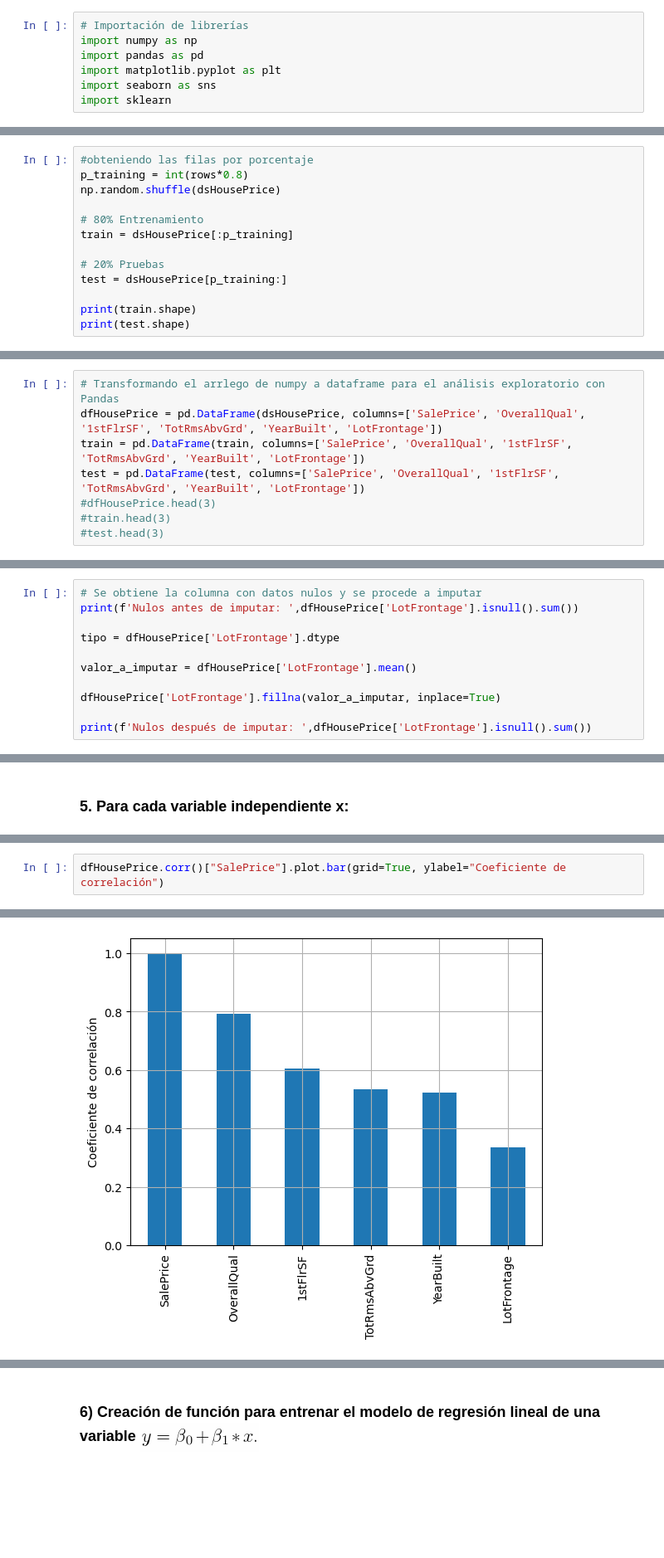
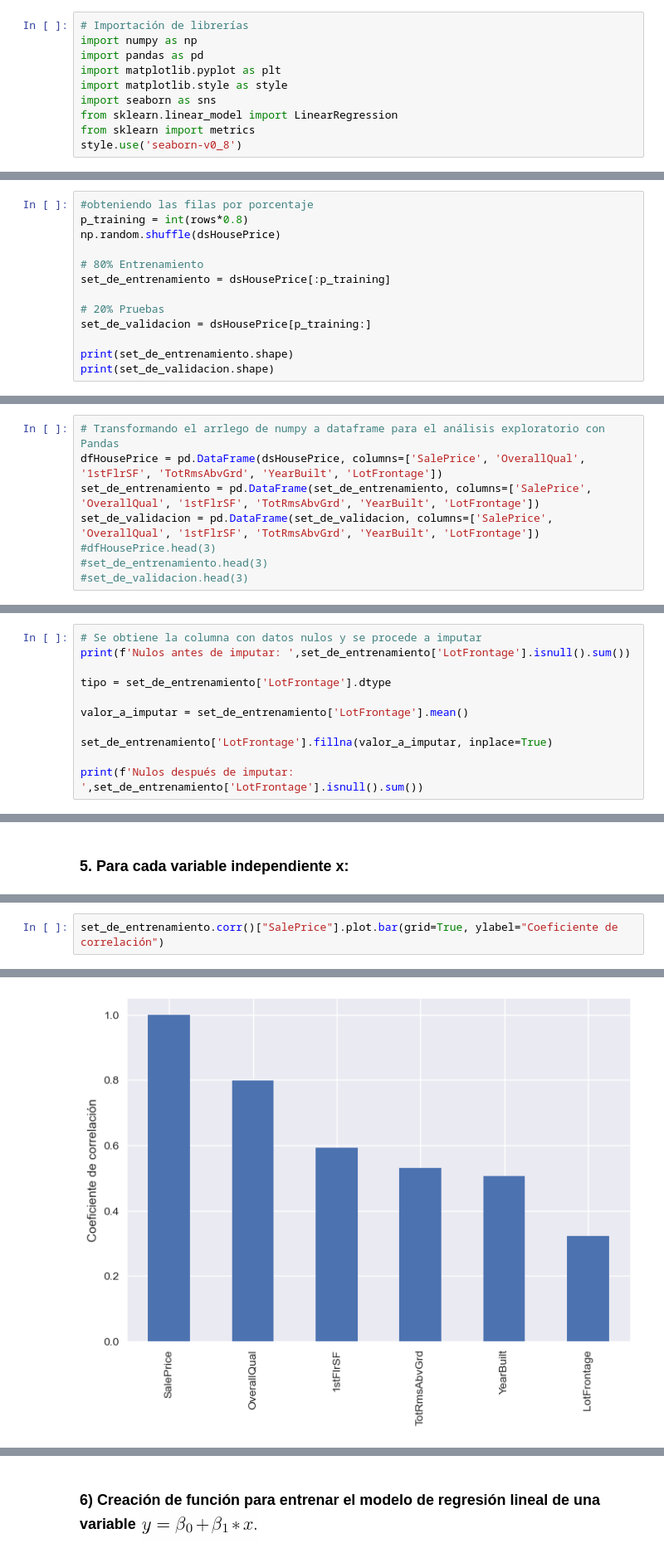
Before and after one commit to OswaldoJimenezDS/Proyecto-1, a Jupyter notebook: Proyecto_1_24000446.ipynb, the cells around one changed output, grey strips where cells are left out. Shown at 83% size. Cells and saved outputs as stored; diff of their text form; blank space fills up the shorter version.

```diff
--- a/Proyecto_1_24000446.ipynb
+++ b/Proyecto_1_24000446.ipynb
@@ -7,8 +7,11 @@
 import numpy as np
 import pandas as pd
 import matplotlib.pyplot as plt
+import matplotlib.style as style
 import seaborn as sns
-import sklearn
+from sklearn.linear_model import LinearRegression
+from sklearn import metrics
+style.use('seaborn-v0_8')
 # %%
 # Carga de datos
 dsHousePrice = np.load('./proyecto_training_data.npy')
@@ -21,13 +24,13 @@ p_training = int(rows*0.8)
 np.random.shuffle(dsHousePrice)
 
 # 80% Entrenamiento
-train = dsHousePrice[:p_training]
+set_de_entrenamiento = dsHousePrice[:p_training]
 
 # 20% Pruebas
-test = dsHousePrice[p_training:]
+set_de_validacion = dsHousePrice[p_training:]
 
-print(train.shape)
-print(test.shape)
+print(set_de_entrenamiento.shape)
+print(set_de_validacion.shape)
 # %% [output]
 (1168, 6)
 (292, 6)
@@ -36,8 +39,8 @@ print(test.shape)
 # %%
 # Transformando el arrlego de numpy a dataframe para el análisis exploratorio con Pandas
 dfHousePrice = pd.DataFrame(dsHousePrice, columns=['SalePrice', 'OverallQual', '1stFlrSF', 'TotRmsAbvGrd', 'YearBuilt', 'LotFrontage'])
-train = pd.DataFrame(train, columns=['SalePrice', 'OverallQual', '1stFlrSF', 'TotRmsAbvGrd', 'YearBuilt', 'LotFrontage'])
-test = pd.DataFrame(test, columns=['SalePrice', 'OverallQual', '1stFlrSF', 'TotRmsAbvGrd', 'YearBuilt', 'LotFrontage'])
+set_de_entrenamiento = pd.DataFrame(set_de_entrenamiento, columns=['SalePrice', 'OverallQual', '1stFlrSF', 'TotRmsAbvGrd', 'YearBuilt', 'LotFrontage'])
+set_de_validacion = pd.DataFrame(set_de_validacion, columns=['SalePrice', 'OverallQual', '1stFlrSF', 'TotRmsAbvGrd', 'YearBuilt', 'LotFrontage'])
 #dfHousePrice.head(3)
-#train.head(3)
-#test.head(3)
+#set_de_entrenamiento.head(3)
+#set_de_validacion.head(3)
@@ -44,12 +58,12 @@ test = pd.DataFrame(test, columns=['SalePrice', 'OverallQual', '1stFlrSF', 'TotR
 # %%
 # Se obtiene la columna con datos nulos y se procede a imputar
-print(f'Nulos antes de imputar: ',dfHousePrice['LotFrontage'].isnull().sum())
+print(f'Nulos antes de imputar: ',set_de_entrenamiento['LotFrontage'].isnull().sum())
 
-tipo = dfHousePrice['LotFrontage'].dtype
+tipo = set_de_entrenamiento['LotFrontage'].dtype
 
-valor_a_imputar = dfHousePrice['LotFrontage'].mean()
+valor_a_imputar = set_de_entrenamiento['LotFrontage'].mean()
 
-dfHousePrice['LotFrontage'].fillna(valor_a_imputar, inplace=True)
+set_de_entrenamiento['LotFrontage'].fillna(valor_a_imputar, inplace=True)
 
-print(f'Nulos después de imputar: ',dfHousePrice['LotFrontage'].isnull().sum())
+print(f'Nulos después de imputar: ',set_de_entrenamiento['LotFrontage'].isnull().sum())
 # %% [output]
@@ -200,5 +203,5 @@ Correlacion entre: SalePrice y LotFrontage
 # %%
-dfHousePrice.corr()["SalePrice"].plot.bar(grid=True, ylabel="Coeficiente de correlación")
+set_de_entrenamiento.corr()["SalePrice"].plot.bar(grid=True, ylabel="Coeficiente de correlación")
 # %% [output]
 <Axes: ylabel='Coeficiente de correlación'>
-[figure, old version]
+[figure, new version]
```
Also changed, not shown: parts of 20 cells of this notebook.
